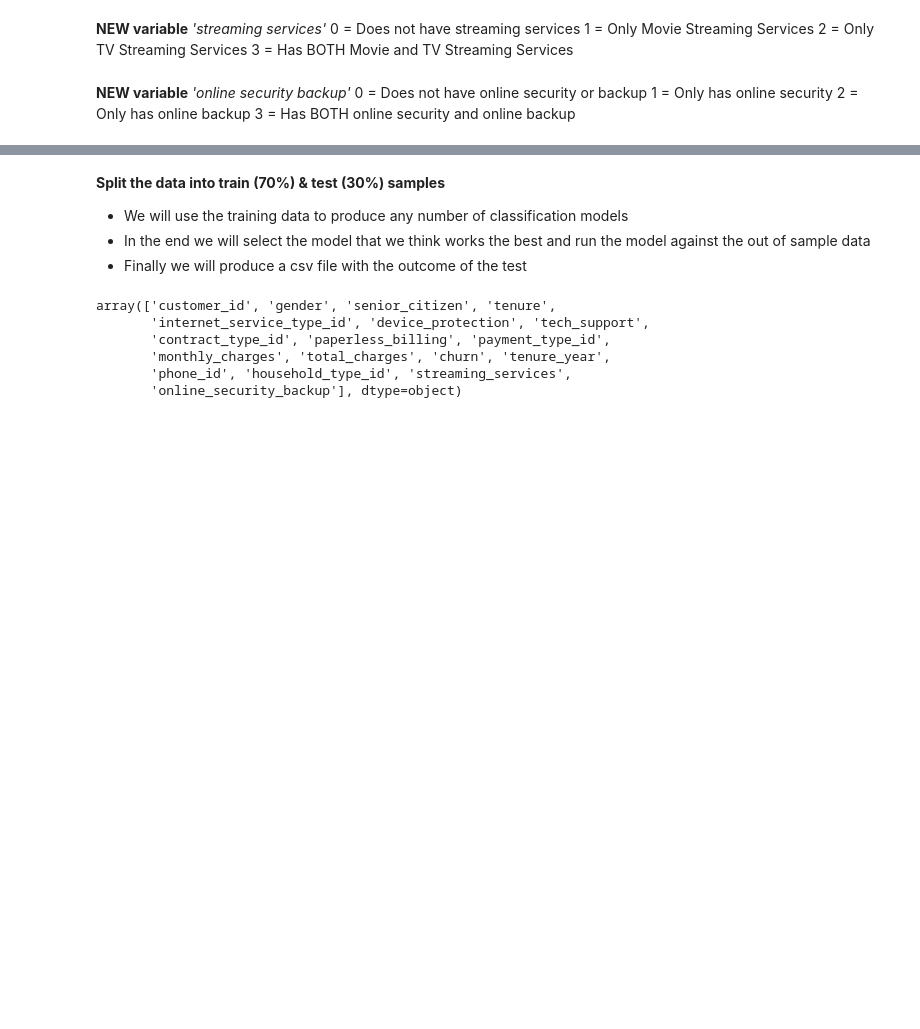
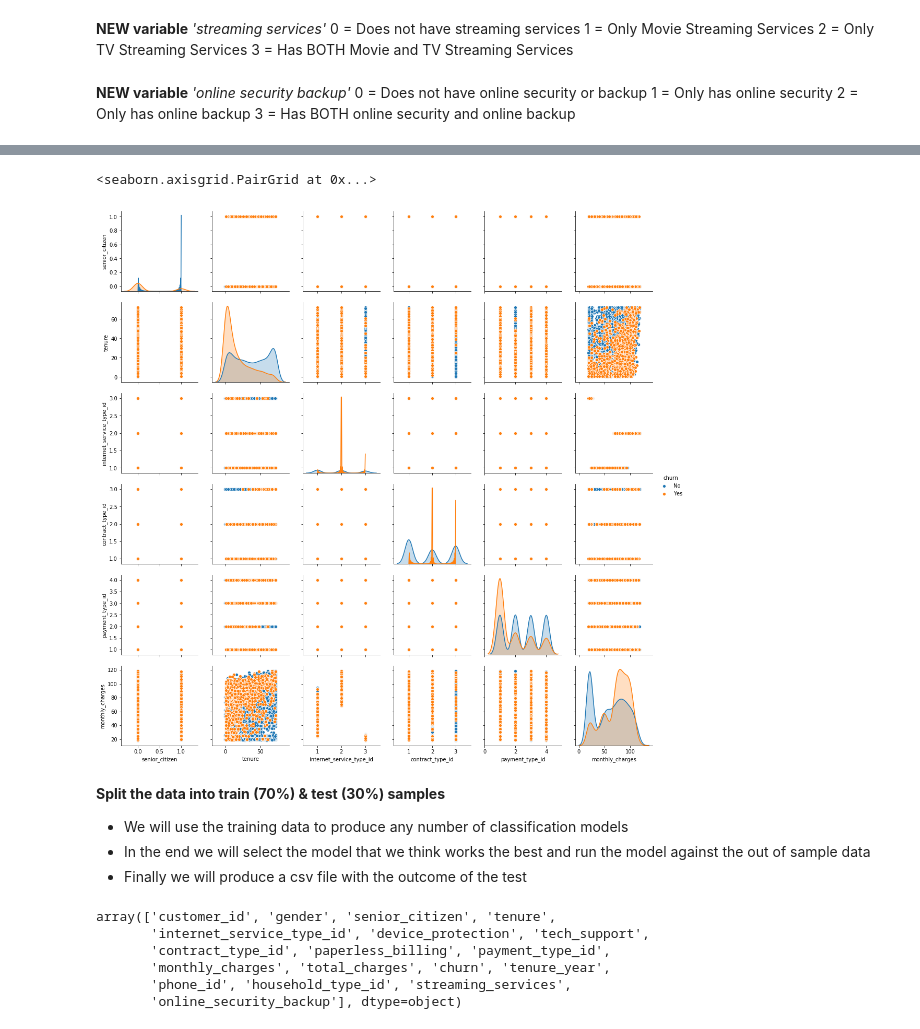
Before and after one commit to ericescalante-jasondunn/classification_project, a Jupyter notebook: Project_Master.ipynb, the cells around one changed output, grey strips where cells are left out. Drawn from its saved outputs; the diff is of its cells as text; code cells hidden in the pictures; blank space fills up the shorter version.

```diff
--- a/Project_Master.ipynb
+++ b/Project_Master.ipynb
@@ -297,0 +328,4 @@ df['online_security_backup'] = df['online_security_backup'].replace({'NoNo': 0,
+# %%
+df = df.drop(columns=['partner', 'dependents', 'phone_service', 'multiple_lines',
+                 'online_security', 'online_backup', 'device_protection',
+                 'tech_support', 'paperless_billing', 'streaming_tv', 'streaming_movies'])
@@ -298,3 +355,8 @@ df['online_security_backup'] = df['online_security_backup'].replace({'NoNo': 0,
+# %%
+sns.pairplot(df, hue='churn')
+# %% [output]
+<seaborn.axisgrid.PairGrid at 0x...>
+[figure, added]
 # %% [markdown]
 **Split the data into train (70%) & test (30%) samples**
 - We will use the training data to produce any number of classification models
```
Also changed, not shown: parts of 4 cells of this notebook, 5 other files.
